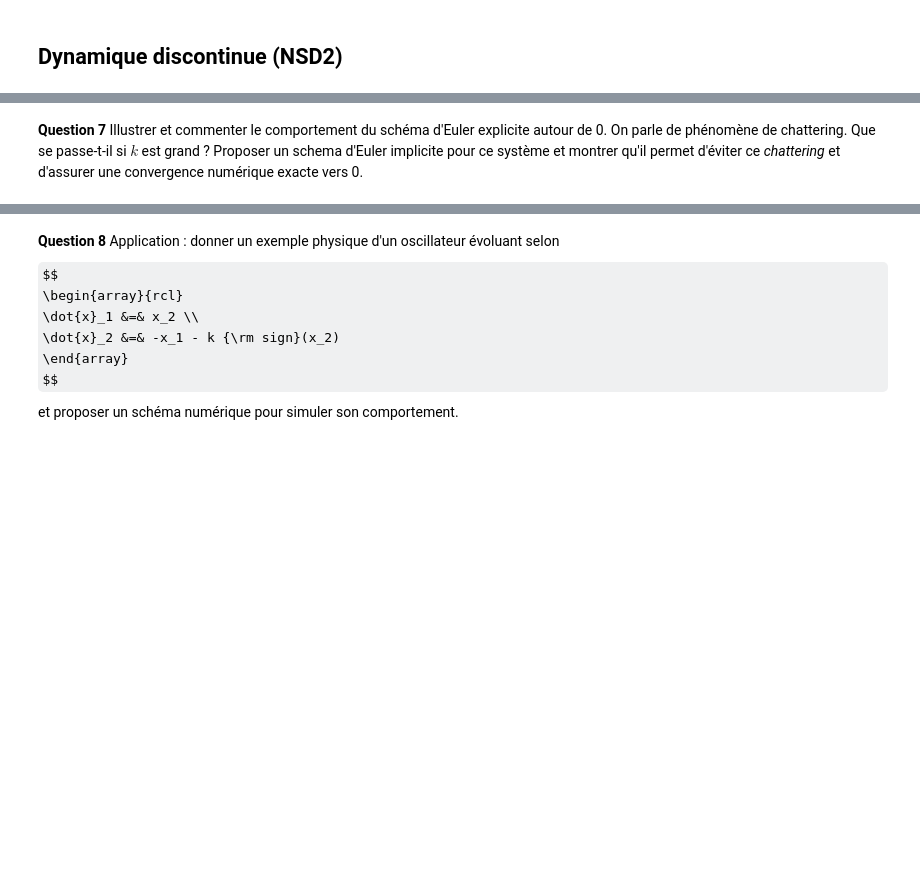
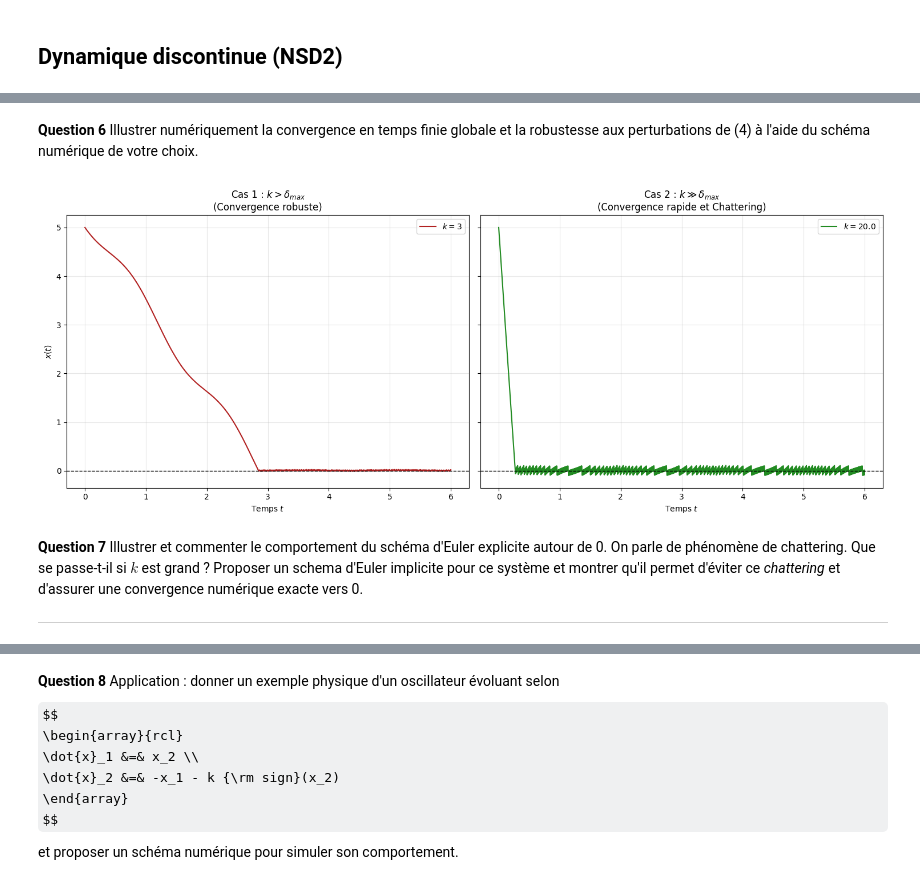
Before and after one commit to alexandrerinchet/Projet-maths-equa-diff, a Jupyter notebook: Projet - Equations Différentielles - 2025.ipynb, the cells around one changed output, grey strips where cells are left out. Cells and saved outputs as stored; diff of their text form; code cells hidden in the pictures; some formulas as TeX source; blank space fills up the shorter version.

```diff
--- a/Projet - Equations Différentielles - 2025.ipynb
+++ b/Projet - Equations Différentielles - 2025.ipynb
@@ -125,2 +293,43 @@ Ce genre de phénomène est utilisé en commande ou estimation par *mode-glissan
+# %% [markdown]
+**Question 6** Illustrer numériquement la convergence en temps finie globale et la robustesse aux perturbations de (4) à l'aide du schéma numérique de votre choix.
+# %%
+def f_sliding(x, t, k, delta_m):
+    d_t = delta_m * (0.6 + 0.4 * np.sin(4 * t))
+    return -k * np.sign(x) + d_t
+
+x0 = 5.0
+delta_m = 2.0
+tf = 6.0
+dt = 0.005
+
+k1 = 3
+t1, sol1 = euler_explicit(lambda x, t: f_sliding(x, t, k1, delta_m), x0, 0, tf, dt)
+
+k2 = 20.0
+t2, sol2 = euler_explicit(lambda x, t: f_sliding(x, t, k2, delta_m), x0, 0, tf, dt)
+
+fig, axs = plt.subplots(1, 2, figsize=(15, 6), sharey=True)
+
+axs[0].plot(t1, sol1, color='firebrick', label=f'$k={k1}$')
+axs[0].axhline(0, color='black', lw=1, ls='--')
+axs[0].set_title(f"Cas 1 : $k > \delta_{{max}}$\n(Convergence robuste)")
+axs[0].set_xlabel('Temps $t$')
+axs[0].set_ylabel('$x(t)$')
+axs[0].legend()
+axs[0].grid(True, alpha=0.3)
+
+axs[1].plot(t2, sol2, color='forestgreen', label=f'$k={k2}$')
+axs[1].axhline(0, color='black', lw=1, ls='--')
+axs[1].set_title(f"Cas 2 : $k \gg \delta_{{max}}$\n(Convergence rapide et Chattering)")
+axs[1].set_xlabel('Temps $t$')
+axs[1].legend()
+axs[1].grid(True, alpha=0.3)
+
+plt.tight_layout()
+plt.show()
+# %% [output]
+[figure, added]
 # %% [markdown]
 **Question 7** Illustrer et commenter le comportement du schéma d'Euler explicite autour de 0. On parle de phénomène de chattering. Que se passe-t-il si $k$ est grand ? Proposer un schema d'Euler implicite pour ce système et montrer qu'il permet d'éviter ce *chattering* et d'assurer une convergence numérique exacte vers 0.
+
+---
```
Also changed, not shown: parts of 12 cells of this notebook, 2 other files.
